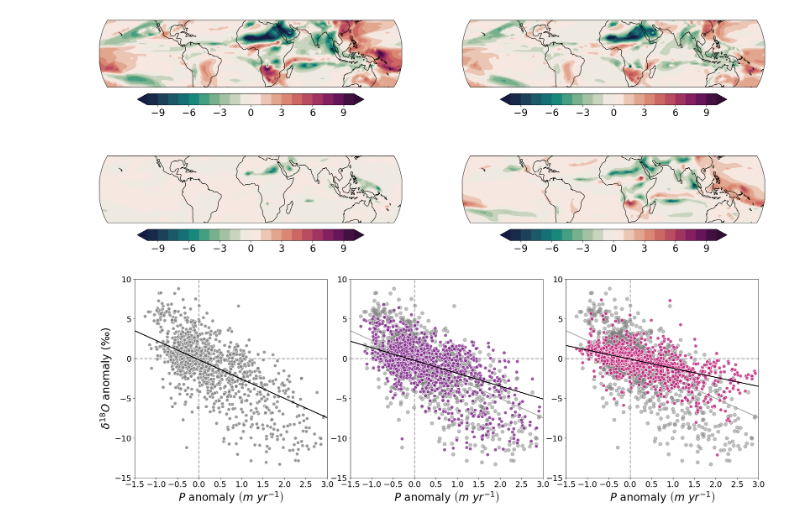
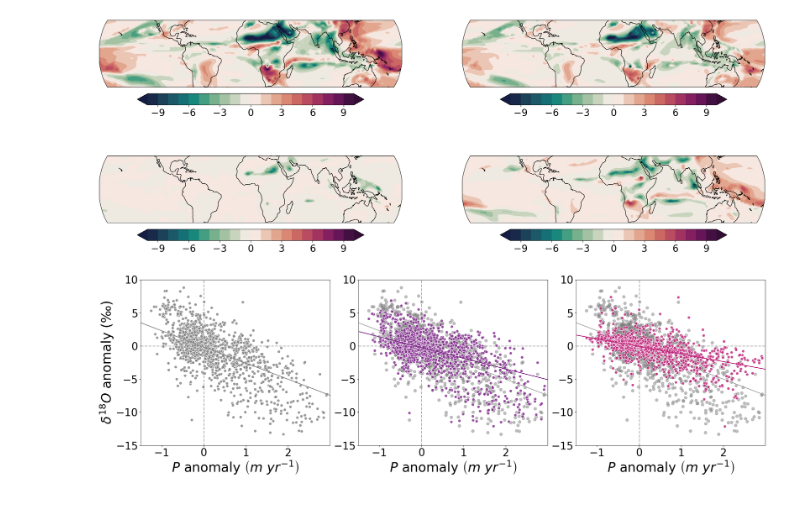
Before and after one commit to rfiorella/tropical-d18O-scales, a Jupyter notebook: DISTRIBUTE/figure_scripts/Fig4.ipynb, the cells around one changed output. Cells and saved outputs as stored; diff of their text form; code cells hidden in the pictures.

Commit message:
Update Fig4.ipynb
tidy up scatterplot

```diff
--- a/DISTRIBUTE/figure_scripts/Fig4.ipynb
+++ b/DISTRIBUTE/figure_scripts/Fig4.ipynb
@@ -252,9 +252,9 @@ prmin_s, prmax_s = -1500/1e3, 3000/1e3
 dmin_x, dmax_x = -15, 10
 
 # textsizes
-ylabsize = 24
-xlabsize = 24
-xticksize, yticksize=18, 18
+ylabsize = 35
+xlabsize = 35
+xticksize, yticksize=28, 28
 
 # define x, ys
 xfull, yfull = ((p2-p1)*pFac/1000), (Diso*tau_d18_scale)
@@ -267,17 +267,18 @@ mfar, bfar = np.polyfit(xfull[np.isfinite(xfull)], yfar[np.isfinite(yfar)], 1)
 mclose, bclose = np.polyfit(xfull[np.isfinite(xfull)], yclose[np.isfinite(yclose)], 1)
 
 # ... PLOT [case minus ctrl]
-spec = gridspec.GridSpec(ncols=3, nrows=1, hspace=0.015, wspace=0.12)
-plt.figure(figsize=(25,8))
+spec = gridspec.GridSpec(ncols=3, nrows=1, hspace=0.015, wspace=0.15)
+plt.figure(figsize=(30,8))
 
 # FAR LEFT -- FULL AMOUNT EFF
 ax = plt.subplot(spec[0])
 plt.scatter(xfull, yfull, s=psize, alpha=alp, c=pcol_base1, edgecolors=edgecol_base)
-plt.plot(xseq, mfull*xseq + bfull, color='black', linewidth=lwd)
+plt.plot(xseq, mfull*xseq + bfull, color='#8C8B8C', linewidth=lwd)
 plt.axvline(x=0, color='darkgray', linestyle=lst, linewidth=lwd, zorder=0)
 plt.axhline(y=0, color='darkgray', linestyle=lst, linewidth=lwd, zorder=0)
 plt.xlim(prmin_s, prmax_s)
 plt.ylim(dmin_x, dmax_x)
+ax.set_xticks([-1, 0, 1, 2])
 plt.ylabel(r'$\delta^{18}O\ \mathrm{anomaly}\ \left(‰\right)$', fontsize=ylabsize) # https://stackoverflow.com/questions/23824687/text-does-not-work-in-a-matplotlib-label
 plt.xlabel(r'$P\ \mathrm{anomaly}\ \left(m\ yr^{-1}\right)$', fontsize=xlabsize)
 plt.xticks(fontsize=xticksize)
@@ -288,37 +289,39 @@ ax = plt.subplot(spec[1])
 plt.scatter(xfull, yfull, s=psize_base, alpha=alp_base, c=pcol_base2, zorder=1)  # full data
 plt.scatter(xfull, yfar, s=psize, alpha=alp, c=pcol_far, edgecolors=edgecol_base, zorder=2)  # far data
 plt.plot(xseq, mfull*xseq + bfull, color='darkgray', linewidth=lwd, zorder=1)  # full reg
-plt.plot(xseq, mfar*xseq + bfar, color='black', linewidth=lwd, zorder=2)  # far reg
+plt.plot(xseq, mfar*xseq + bfar, color=pcol_far, linewidth=lwd, zorder=2)  # far reg
 plt.axvline(x=0, color='darkgray', linestyle=lst, linewidth=lwd, zorder=0)
 plt.axhline(y=0, color='darkgray', linestyle=lst, linewidth=lwd, zorder=0)
 plt.xlim(prmin_s, prmax_s)
 plt.ylim(dmin_x, dmax_x)
+ax.set_xticks([-1, 0, 1, 2])
 # plt.ylabel(r'$\delta^{18}O\ \mathrm{anomaly}\ \left(‰\right)$', fontsize=ylabsize) # https://stackoverflow.com/questions/23824687/text-does-not-work-in-a-matplotlib-label
 plt.ylabel('')
 plt.xlabel(r'$P\ \mathrm{anomaly}\ \left(m\ yr^{-1}\right)$', fontsize=xlabsize)
 plt.xticks(fontsize=xticksize)
 plt.yticks(fontsize=yticksize)
 
 # FAR RIGHT -- LOCAL AMOUNT EFFECT
 ax = plt.subplot(spec[2])
 plt.scatter(xfull, yfull, s=psize_base, alpha=alp_base, c=pcol_base2, zorder=1)  # full data
 plt.scatter(xfull, yclose, s=psize, alpha=alp, c=pcol_close, edgecolors=edgecol_base, zorder=2)  # close data
 plt.plot(xseq, mfull*xseq + bfull, color='darkgray', linewidth=lwd, zorder=1)  # full reg
-plt.plot(xseq, mclose*xseq + bclose, color='black', linewidth=lwd, zorder=2)  # close reg
+plt.plot(xseq, mclose*xseq + bclose, color=pcol_close, linewidth=lwd, zorder=2)  # close reg
 plt.axvline(x=0, color='darkgray', linestyle=lst, linewidth=lwd, zorder=0)
 plt.axhline(y=0, color='darkgray', linestyle=lst, linewidth=lwd, zorder=0)
 plt.xlim(prmin_s, prmax_s)
 plt.ylim(dmin_x, dmax_x)
+ax.set_xticks([-1, 0, 1, 2])
 # plt.ylabel(r'$\delta^{18}O\ \mathrm{anomaly}\ \left(‰\right)$', fontsize=ylabsize) # https://stackoverflow.com/questions/23824687/text-does-not-work-in-a-matplotlib-label
 plt.ylabel('')
 plt.xlabel(r'$P\ \mathrm{anomaly}\ \left(m\ yr^{-1}\right)$', fontsize=xlabsize)
 plt.xticks(fontsize=xticksize)
 plt.yticks(fontsize=yticksize);
 
 
 
 # ---
 if figsave_on:
     plt.savefig(os.path.join(saveHere, fname), dpi=300, bbox_inches='tight', transparent=False)
 # %% [output]
-[figure, old version]
+[figure, new version]
```
